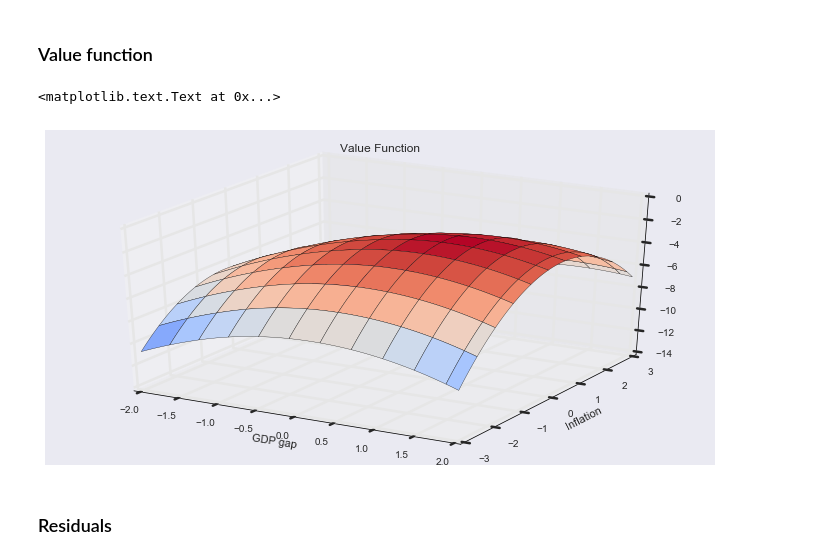
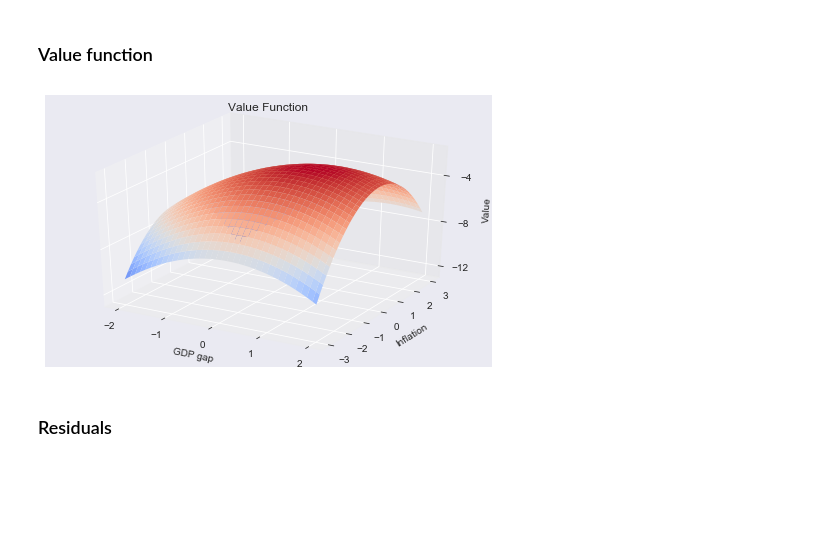
Before and after one commit to randall-romero/CompEcon, a Jupyter notebook: notebooks/dp/11 Monetary Policy Model.ipynb, the cells around one changed output. Saved outputs shown, nothing was run; the diff lists cells and outputs as text; code cells hidden in the pictures; blank space fills up the shorter version.

```diff
--- a/notebooks/dp/11 Monetary Policy Model.ipynb
+++ b/notebooks/dp/11 Monetary Policy Model.ipynb
@@ -182,15 +190,9 @@ plt.title('Optimal Monetary Policy')
 # %% [markdown]
 ### Value function
-# %%
-fig = plt.figure()
-ax = fig.gca(projection='3d')
-ax.plot_surface(gdp_gap, inflation, value, cmap=cm.coolwarm)
-plt.xlabel('GDP gap')
-plt.ylabel('Inflation')
-# plt.zlabel('Nomianal Interest Rate')  #zlabel not defined!
-plt.title('Value Function')
-# %% [output]
-<matplotlib.text.Text at 0x...>
-[figure, removed]
+# %%
+fig2 = makeplot('value','Value',
+                np.arange(-12,S['value'].max(),4),'Value Function')
+# %% [output]
+[figure, added]
 # %% [markdown]
 ### Residuals
```
Also changed, not shown: parts of 29 cells of this notebook, 7 other files.
